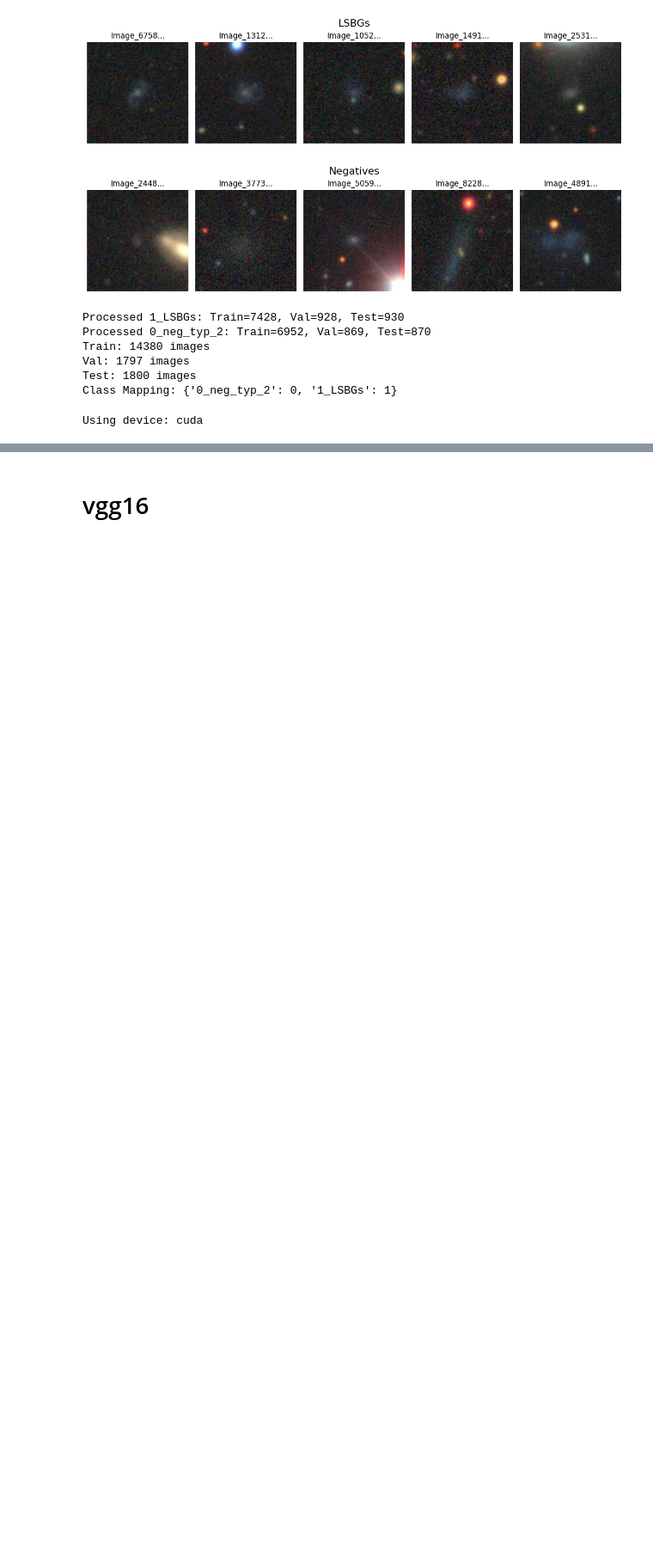
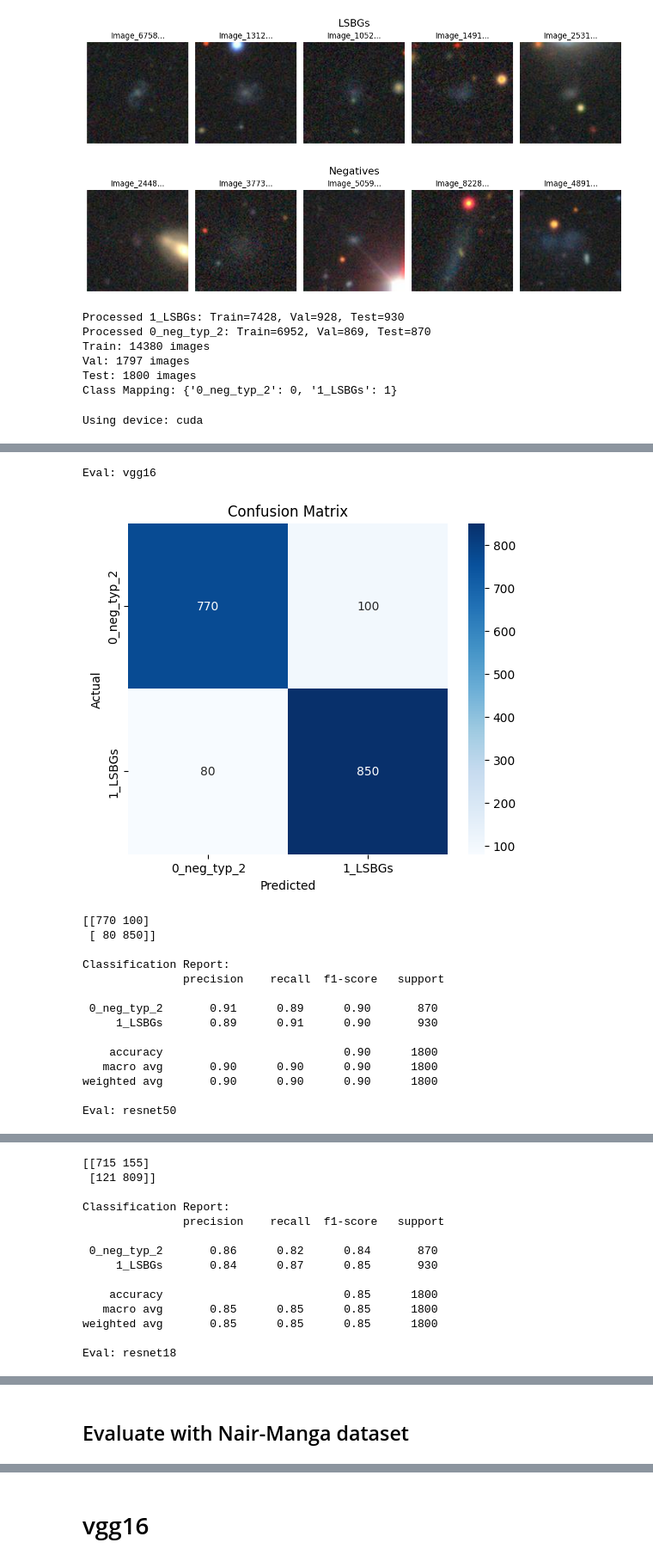
Before and after one commit to A01794892-tec-mx/deepShadows, a Jupyter notebook: modelBenchmarking.ipynb, the cells around one changed output, grey strips where cells are left out. Shown at 86% size. Saved outputs shown, nothing was run; the diff lists cells and outputs as text; code cells hidden in the pictures; blank space fills up the shorter version.

Commit message:
Model benchmarking

```diff
--- a/modelBenchmarking.ipynb
+++ b/modelBenchmarking.ipynb
@@ -367,3 +381,36 @@ class ModelTrainer:
         plt.show()
 # %% [output]
 Using device: cuda
+# %%
+SAVE_DIR = "models"
+NUM_EPOCHS = 10
+LEARNING_RATE = 1e-5
+
+model_dict = {}
+
+for model_name in ["resnet50", "resnet18", "efficientnet_b0", "vgg16", "vgg19"]:
+
+    print(f"Training {model_name}")
+
+    model=get_model(model_name)
+
+    # 🔹 Define Loss Function and Optimizer
+    criterion = nn.CrossEntropyLoss()
+    optimizer = optim.Adam(model.parameters(), lr=LEARNING_RATE)
+
+    # 🔹 Initialize Trainer
+    trainer = ModelTrainer(model, train_loader, val_loader, criterion, optimizer, model_name)
+
+    model_path = os.path.join(SAVE_DIR,f"{model_name}_fine_tune.pth")
+
+    # 🔹 Train Model
+    trainer.train_model(NUM_EPOCHS, model_path)
+
+    #cargando mejor estado del modelo
+    model.load_state_dict(torch.load(model_path))
+    model = model.to(device)
+
+    model_dict[model_name] = model
+
+    # model.eval()
+    # evaluate_model(model, test_loader)
@@ -369,0 +448,22 @@ Using device: cuda
+# %%
+for model_name, model in model_dict.items():
+    print(f"Eval: {model_name}")
+    model.eval()
+    evaluate_model(model, test_loader)
+# %% [output]
+Eval: vgg16
+[figure, added]
+[[770 100]
+ [ 80 850]]
+
+Classification Report:
+               precision    recall  f1-score   support
+
+ 0_neg_typ_2       0.91      0.89      0.90       870
+     1_LSBGs       0.89      0.91      0.90       930
+
+    accuracy                           0.90      1800
+   macro avg       0.90      0.90      0.90      1800
+weighted avg       0.90      0.90      0.90      1800
+
+Eval: resnet50
@@ -369,0 +471,14 @@ Using device: cuda
+[[715 155]
+ [121 809]]
+
+Classification Report:
+               precision    recall  f1-score   support
+
+ 0_neg_typ_2       0.86      0.82      0.84       870
+     1_LSBGs       0.84      0.87      0.85       930
+
+    accuracy                           0.85      1800
+   macro avg       0.85      0.85      0.85      1800
+weighted avg       0.85      0.85      0.85      1800
+
+Eval: resnet18
@@ -369,0 +528,2 @@ Using device: cuda
+# %% [markdown]
+## Evaluate with Nair-Manga dataset
```
Also changed, not shown: parts of 13 cells of this notebook.
